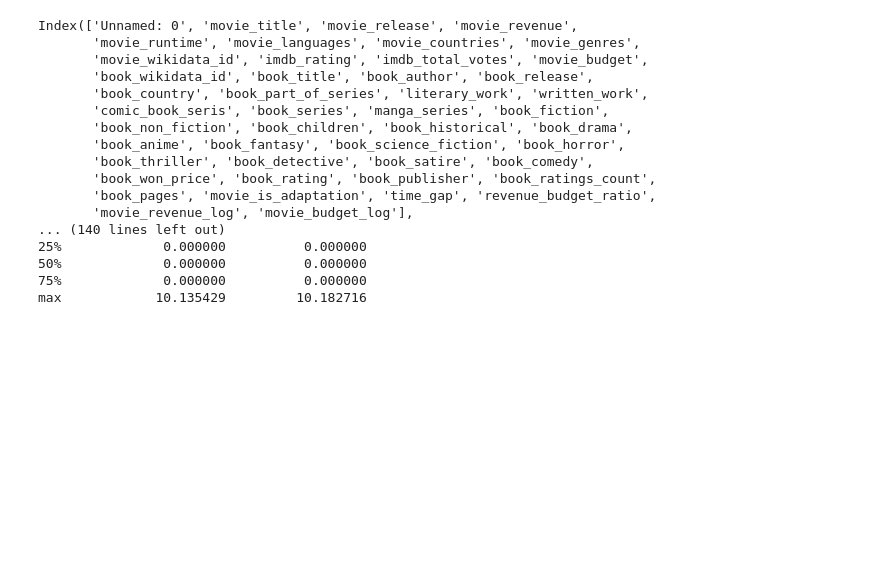
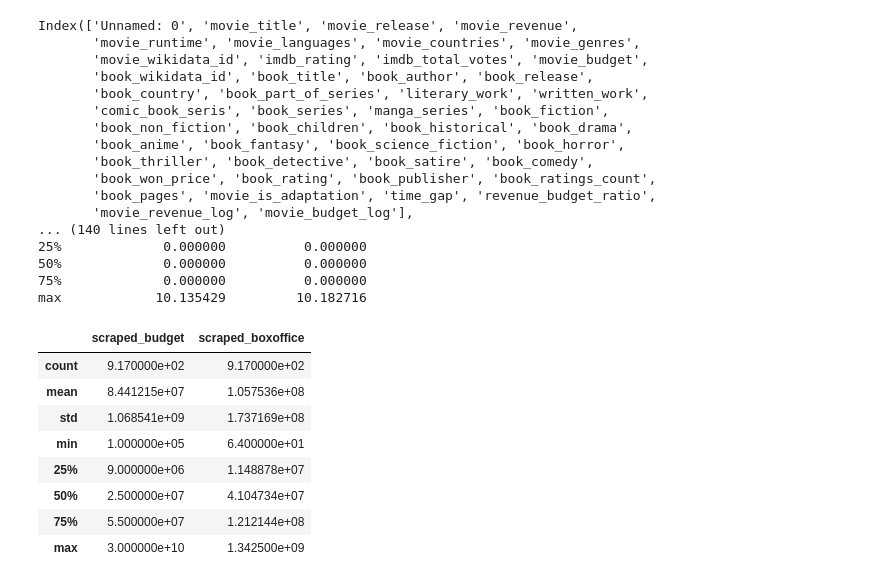
Before and after one commit to epfl-ada/ada-2024-project-ada212, a Jupyter notebook: Q5.ipynb, the cells around one changed output. Drawn from its saved outputs; the diff is of its cells as text; code cells hidden in the pictures; blank space fills up the shorter version.

```diff
--- a/Q5.ipynb
+++ b/Q5.ipynb
@@ -1102,3 +1373,16 @@ Index(['Unnamed: 0', 'movie_title', 'movie_release', 'movie_revenue',
 50%             0.000000          0.000000
 75%             0.000000          0.000000
 max            10.135429         10.182716
+# %%
+# analyze the results
+df_results.describe()
+# %% [output]
+|  | scraped_budget | scraped_boxoffice |
+| count | 9.170000e+02 | 9.170000e+02 |
+| mean | 8.441215e+07 | 1.057536e+08 |
+| std | 1.068541e+09 | 1.737169e+08 |
+| min | 1.000000e+05 | 6.400000e+01 |
+| 25% | 9.000000e+06 | 1.148878e+07 |
+| 50% | 2.500000e+07 | 4.104734e+07 |
+| 75% | 5.500000e+07 | 1.212144e+08 |
+| max | 3.000000e+10 | 1.342500e+09 |
```
Also changed, not shown: parts of 20 cells of this notebook, 10 other files.
